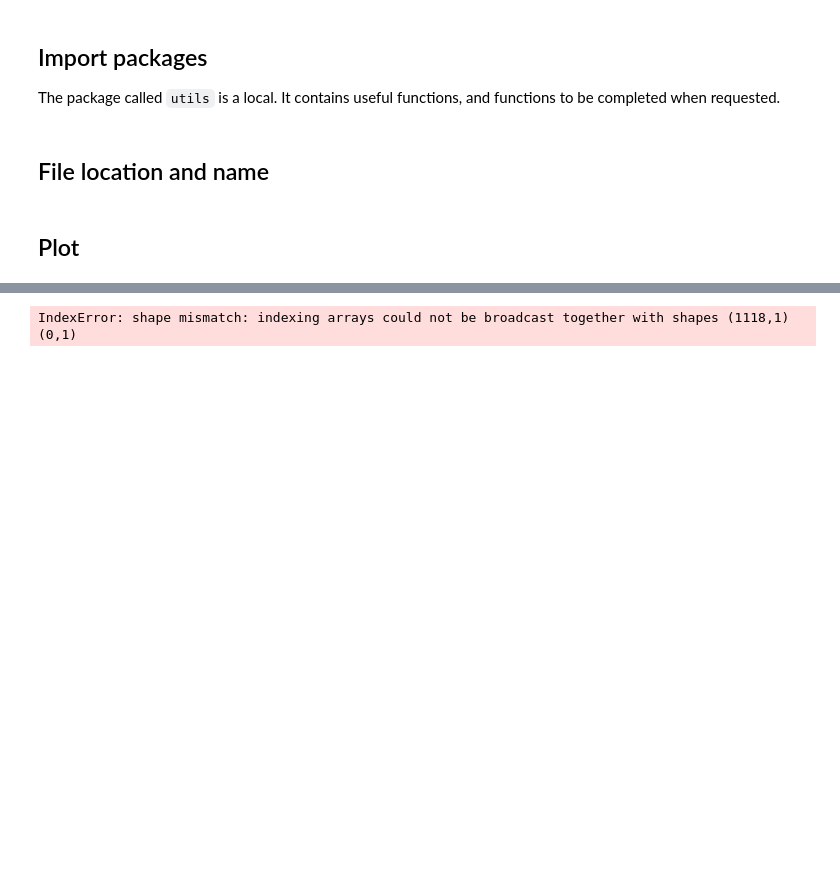
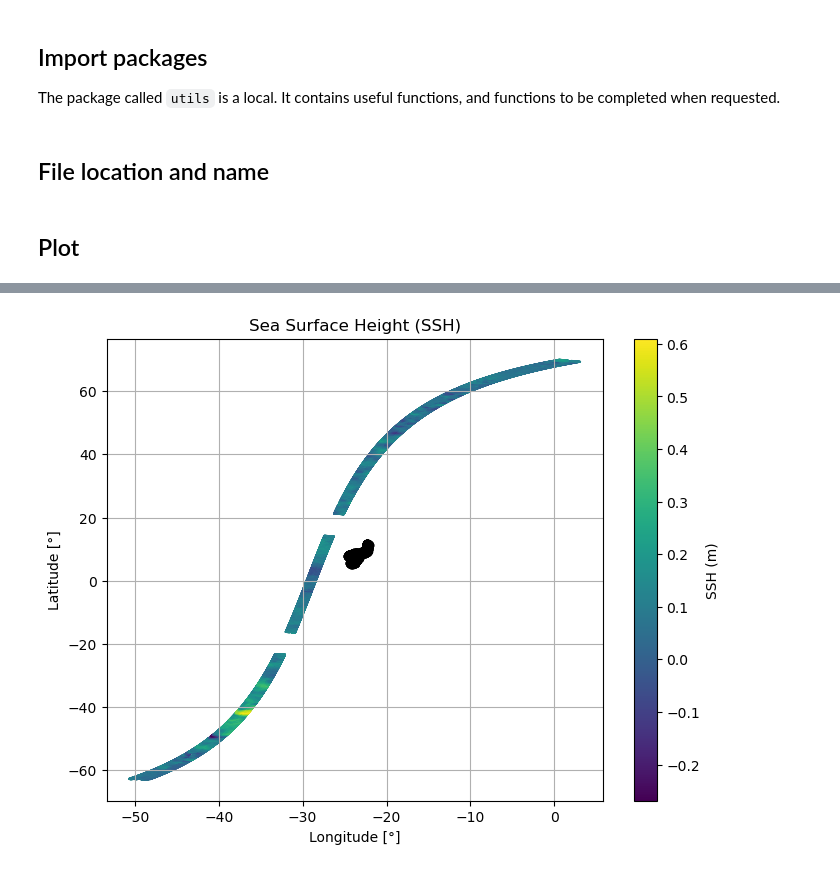
Before and after one commit to Julio-Leonel-Donfack/Courants-Derivants-Cmems, a Jupyter notebook: Module_Swot/5-working-with-2D-ocean-fields_pb-checkpoint.ipynb, the cells around one changed output, grey strips where cells are left out. Cells and saved outputs as stored; diff of their text form; code cells hidden in the pictures; blank space fills up the shorter version.

```diff
--- a/Module_Swot/5-working-with-2D-ocean-fields_pb-checkpoint.ipynb
+++ b/Module_Swot/5-working-with-2D-ocean-fields_pb-checkpoint.ipynb
@@ -71,24 +70,50 @@ plt.show()
-# %%
-# Lecture des variables
-lon = ds.longitude.values
-latt = ds.latitude.values
-mdt = ds.mdt.values
-ugeos = ds.ugos.values
-vgeos = ds.vgos.values
-ssha_noiseless = ds.ssha_noiseless.values
-
-# Convertir les longitudes de 0-360 à -180 à 180
-lonn = np.where(lon > 180, lon - 360, lon)
-
-# Trouver les indices correspondants pour la région spécifiée
-indlat = np.argwhere( (latt[:,0]>-10) & (latt[:,0]<10) )
-indlon = np.argwhere( (lonn[0,:]>-70) & (lonn[0,:]<20) )
-
-lat = latt[indlat,indlon]
-lon = lonn[indlat,indlon]
-
-ssh = ds.ssha_noiseless.values[indlat,:]
-plt.figure(figsize=(5,9))
-plt.scatter(lon, lat,c=ssh, s = 0.2)
-# %% [output]
-IndexError: shape mismatch: indexing arrays could not be broadcast together with shapes (1118,1) (0,1)
+# %%
+# Function to adjust longitudes to the range -180 to 180
+def adjust_longitude(lon):
+    lon[lon > 180] -= 360
+    return lon
+
+# Definition of latitude limits
+latmin, latmax = -70, 70
+
+# Filtering data by latitude
+indlat = np.argwhere((ds.latitude.values[:,0] > latmin) & (ds.latitude.values[:,0] < latmax))
+lat = ds.latitude.values[indlat,:]
+lon = ds.longitude.values[indlat,:]
+ssh = ds.ssha_noiseless.values[indlat,:]
+
+# Adjust longitudes to the range -180 to 180
+lon = adjust_longitude(lon)
+
+# Create the figure
+plt.figure(figsize=(8, 6))
+
+# Plot the scatter plot with adjusted longitudes
+plt.scatter(lon, lat, c=ssh, s=0.2, cmap='viridis')
+
+# Color bar based on sea surface height values
+plt.colorbar(label='SSH (m)')
+
+# Read Drifter data
+fn='./drifter_6hour_qc_c452_ec74_11dc_U1720711192841.nc';
+ds_w=xr.open_dataset(fn);
+
+# Extract drifter coordinates
+drifter_lon = ds_w.longitude.values
+drifter_lat = ds_w.latitude.values
+
+# Plot drifter trajectory with scatter
+plt.plot(drifter_lon[22657:23061], drifter_lat[22657:23061], color='black', marker='o', linestyle='-')
+
+# Add grid
+plt.grid(True)
+
+# Title and axis labels
+plt.title('Sea Surface Height (SSH)')
+plt.xlabel('Longitude [°]')
+plt.ylabel('Latitude [°]')
+
+# Display the plot
+plt.show()
+# %% [output]
+[figure, added]
```
Also changed, not shown: parts of 4 cells of this notebook.
